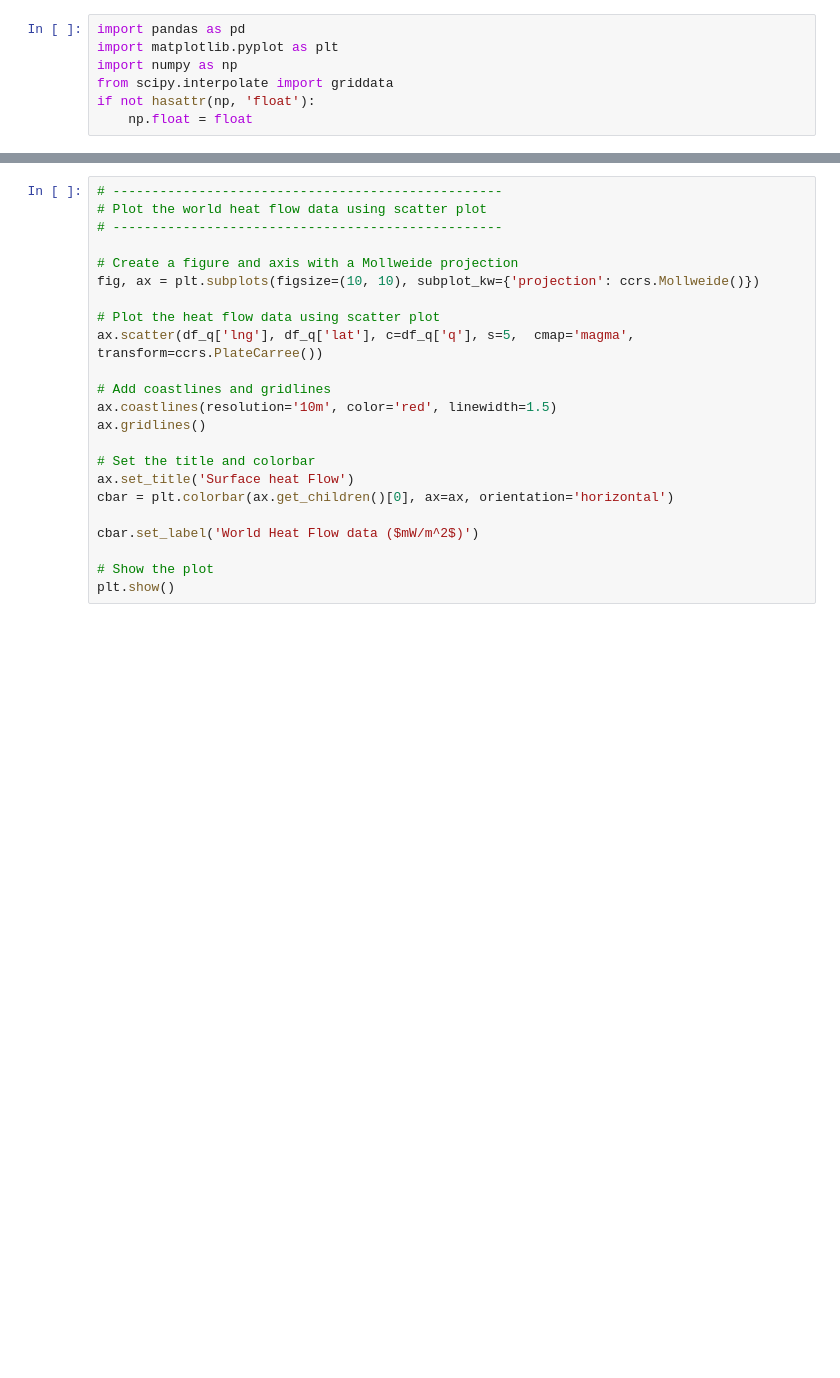
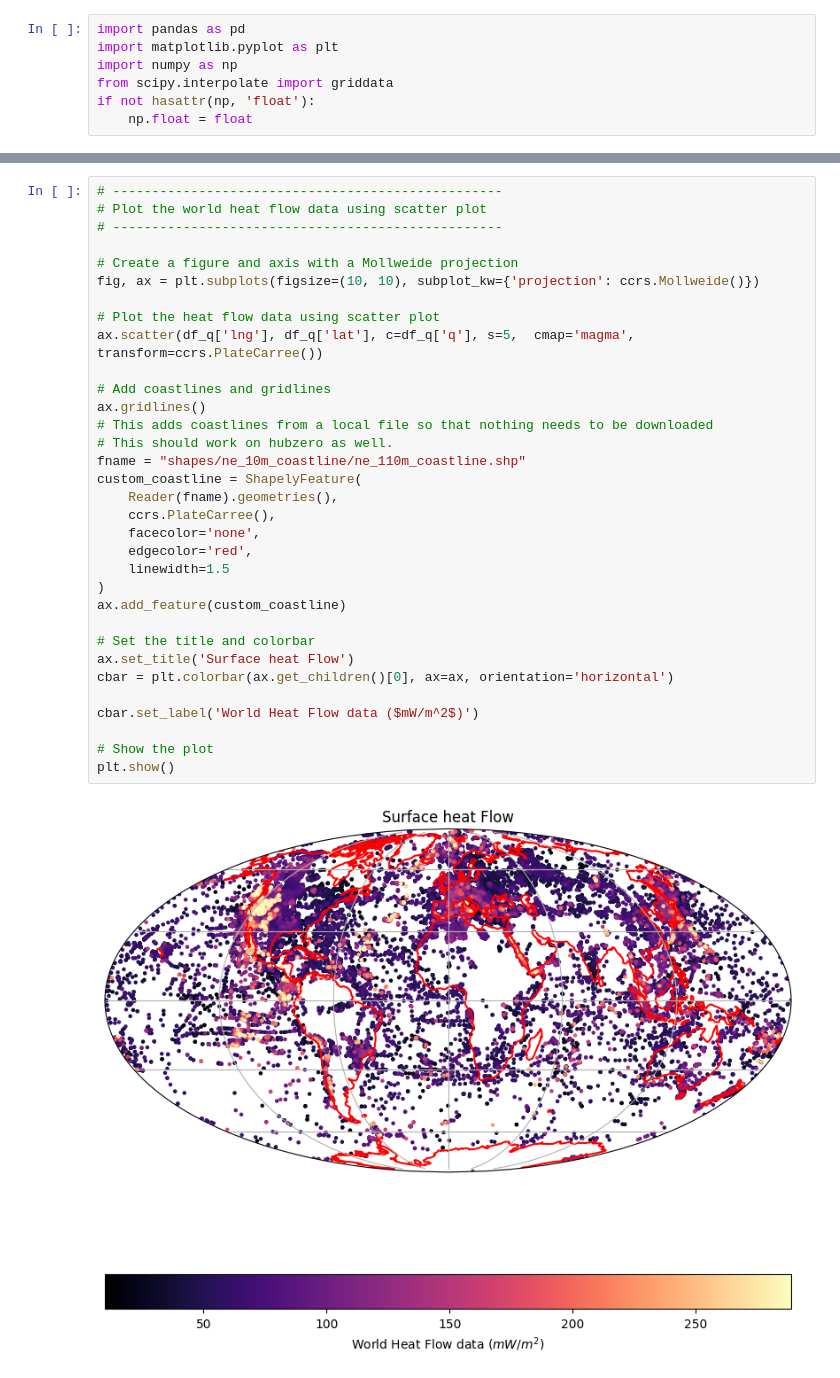
Before and after one commit to JarettBakerDunn/geodynamics_education_modules_jbd, a Jupyter notebook: source/geodynamics/heat-flow-module-L0/6_plotting_world_surface_heat_flow.ipynb, the cells around one changed output, grey strips where cells are left out. Cells and saved outputs as stored; diff of their text form; blank space fills up the shorter version.

Commit message:
make cartopy use local coastline files in heat flow module

```diff
--- a/source/geodynamics/heat-flow-module-L0/6_plotting_world_surface_heat_flow.ipynb
+++ b/source/geodynamics/heat-flow-module-L0/6_plotting_world_surface_heat_flow.ipynb
@@ -31,26 +40,38 @@ df_q.head()
 # %%
 # --------------------------------------------------
 # Plot the world heat flow data using scatter plot
 # --------------------------------------------------
 
 # Create a figure and axis with a Mollweide projection
 fig, ax = plt.subplots(figsize=(10, 10), subplot_kw={'projection': ccrs.Mollweide()})
 
 # Plot the heat flow data using scatter plot
 ax.scatter(df_q['lng'], df_q['lat'], c=df_q['q'], s=5,  cmap='magma', transform=ccrs.PlateCarree())
 
 # Add coastlines and gridlines
-ax.coastlines(resolution='10m', color='red', linewidth=1.5)
 ax.gridlines()
+# This adds coastlines from a local file so that nothing needs to be downloaded
+# This should work on hubzero as well.
+fname = "shapes/ne_10m_coastline/ne_110m_coastline.shp"
+custom_coastline = ShapelyFeature(
+    Reader(fname).geometries(),
+    ccrs.PlateCarree(),
+    facecolor='none',
+    edgecolor='red',
+    linewidth=1.5
+)
+ax.add_feature(custom_coastline)
 
 # Set the title and colorbar
 ax.set_title('Surface heat Flow')
 cbar = plt.colorbar(ax.get_children()[0], ax=ax, orientation='horizontal')
 
 cbar.set_label('World Heat Flow data ($mW/m^2$)')
 
 # Show the plot
 plt.show()
+# %% [output]
+[figure, added]
 # %%
 # ------------------------------------------------------------------------
 # Show heat flow data over North America using a Geostationary projection
```
Also changed, not shown: parts of 4 cells of this notebook, 3 other files.
